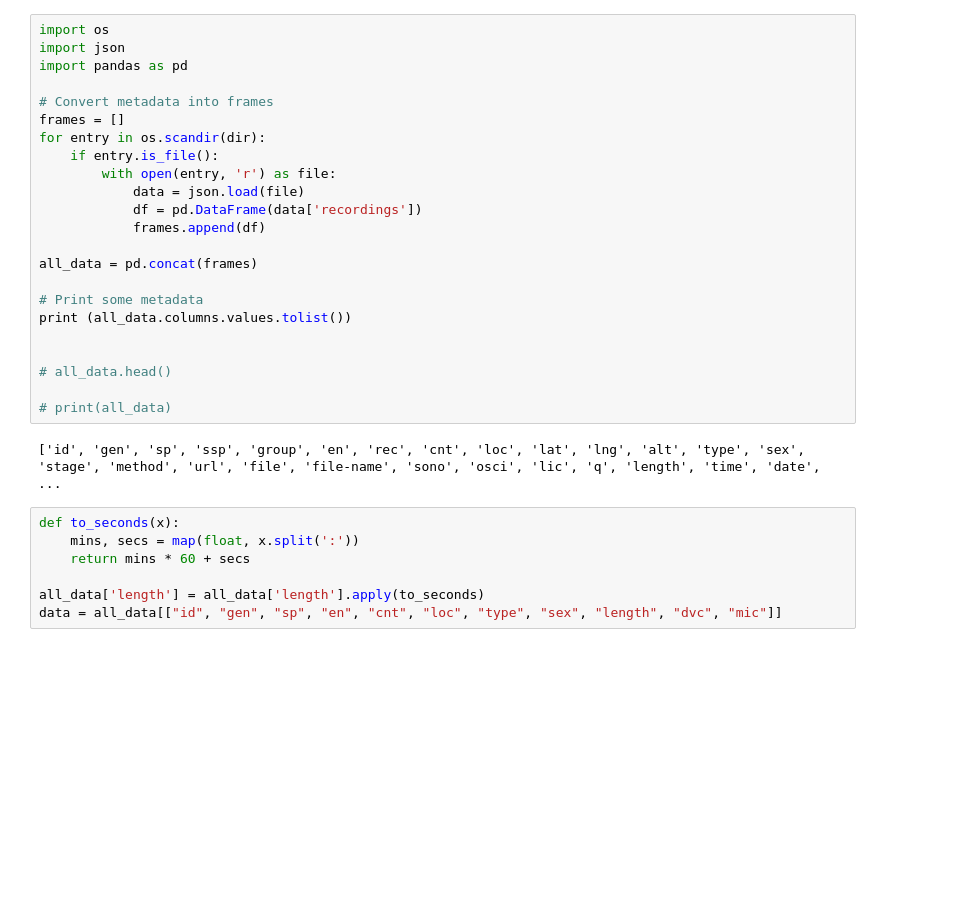
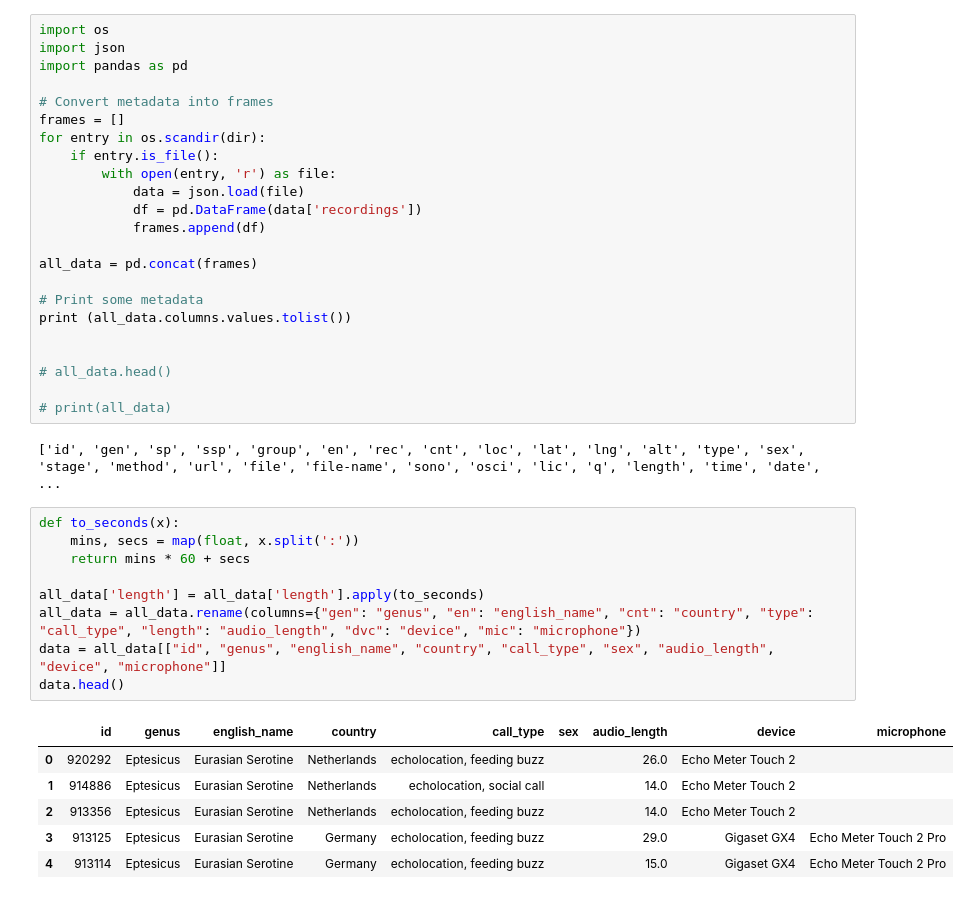
Before and after one commit to Jip-M/Applied-ML-Template, a Jupyter notebook: notebooks/exploration.ipynb, the cells around one changed output. Cells and saved outputs as stored; diff of their text form; blank space fills up the shorter version.

```diff
--- a/notebooks/exploration.ipynb
+++ b/notebooks/exploration.ipynb
@@ -67,10 +67,19 @@ print (all_data.columns.values.tolist())
 # %%
 def to_seconds(x):
     mins, secs = map(float, x.split(':'))
     return mins * 60 + secs
 
 all_data['length'] = all_data['length'].apply(to_seconds)
-data = all_data[["id", "gen", "sp", "en", "cnt", "loc", "type", "sex", "length", "dvc", "mic"]]
+all_data = all_data.rename(columns={"gen": "genus", "en": "english_name", "cnt": "country", "type": "call_type", "length": "audio_length", "dvc": "device", "mic": "microphone"})
+data = all_data[["id", "genus", "english_name", "country", "call_type", "sex", "audio_length", "device", "microphone"]]
+data.head()
+# %% [output]
+|  | id | genus | english_name | country | call_type | sex | audio_length | device | microphone |
+| 0 | 920292 | Eptesicus | Eurasian Serotine | Netherlands | echolocation, feeding buzz |  | 26.0 | Echo Meter Touch 2 |  |
+| 1 | 914886 | Eptesicus | Eurasian Serotine | Netherlands | echolocation, social call |  | 14.0 | Echo Meter Touch 2 |  |
+| 2 | 913356 | Eptesicus | Eurasian Serotine | Netherlands | echolocation, feeding buzz |  | 14.0 | Echo Meter Touch 2 |  |
+| 3 | 913125 | Eptesicus | Eurasian Serotine | Germany | echolocation, feeding buzz |  | 29.0 | Gigaset GX4 | Echo Meter Touch 2 Pro |
+| 4 | 913114 | Eptesicus | Eurasian Serotine | Germany | echolocation, feeding buzz |  | 15.0 | Gigaset GX4 | Echo Meter Touch 2 Pro |
 # %%
 import matplotlib.pyplot as plt
 import seaborn
```
Also changed, not shown: parts of 1 cell of this notebook.
